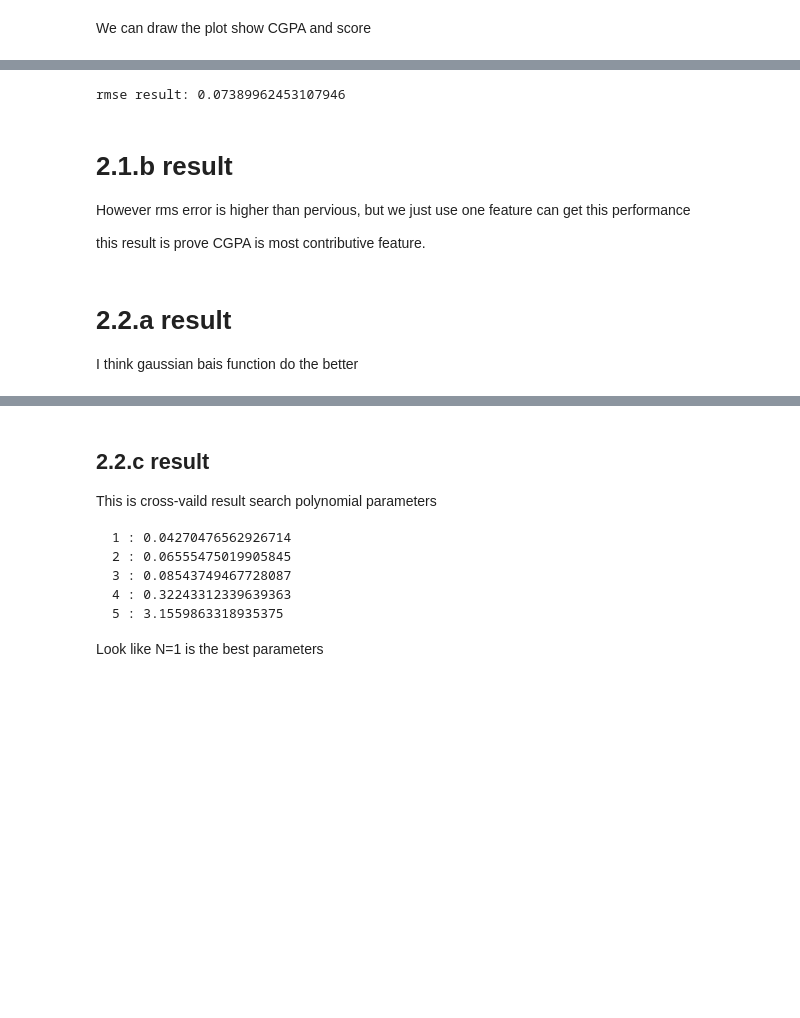
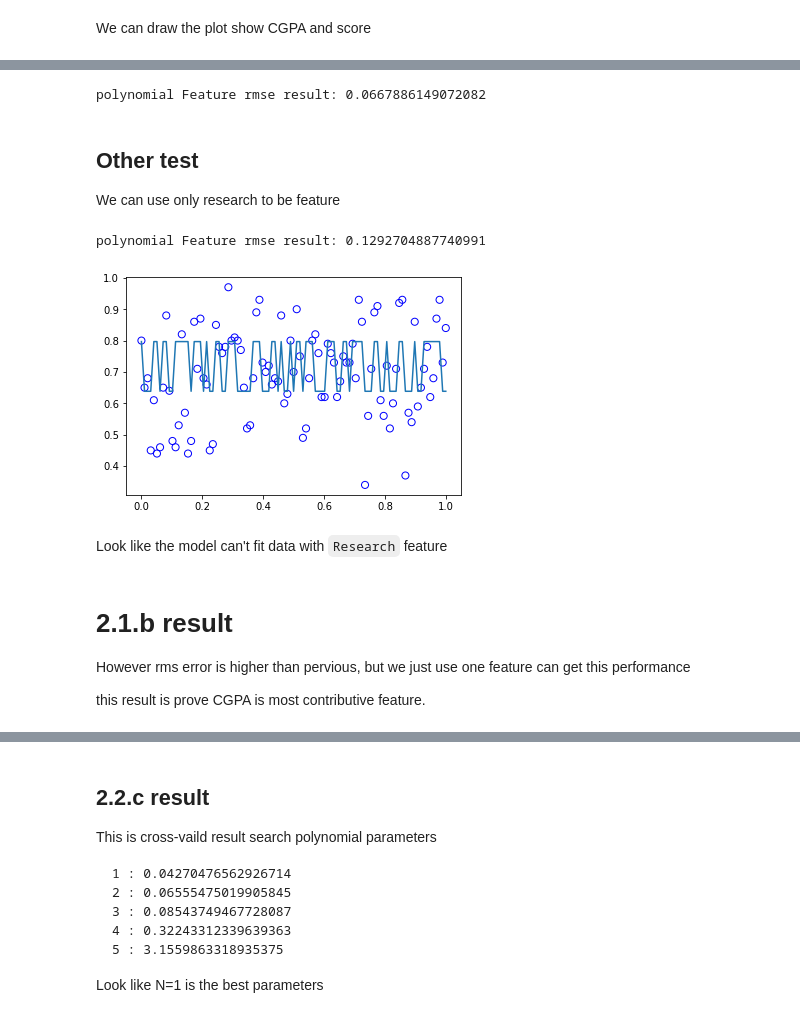
Before and after one commit to RozenAstrayChen/ML_Course, a Jupyter notebook: H1/hw1-2.ipynb, the cells around one changed output, grey strips where cells are left out. Cells and saved outputs as stored; diff of their text form; code cells hidden in the pictures; blank space fills up the shorter version.

````diff
--- a/H1/hw1-2.ipynb
+++ b/H1/hw1-2.ipynb
@@ -169,13 +184,38 @@ plt.plot(list_x, y_pred)
 # %%
-print('rmse result:', rmse(y_test, y_pred))
+print('polynomial Feature rmse result:', rmse(y_test, y_pred))
 # %% [output]
-rmse result: 0.07389962453107946
+polynomial Feature rmse result: 0.0667886149072082
+# %% [markdown]
+## Other test
+We can use only research to be feature
+# %%
+X_train = train['Research'].to_numpy()
+X_test = test['Research'].to_numpy()
+y_train = train[ans].to_numpy()
+y_test = test[ans].to_numpy()
+
+feature = PolynomialFeature(1)
+
+X_train = feature.transform(X_train)
+X_test = feature.transform(X_test)
+
+model = LinearRegression()
+model.fit(X_train, y_train)
+
+y_pred = model.predict(X_test)
+
+plt.scatter(list_x, y_test, facecolor="none", edgecolor="b", s=50, label="training data")
+plt.plot(list_x, y_pred)
+
+print('polynomial Feature rmse result:', rmse(y_test, y_pred))
+# %% [output]
+polynomial Feature rmse result: 0.1292704887740991
+[figure, added]
+# %% [markdown]
+Look like the model can't fit data with ```Research``` feature
 # %% [markdown]
 # 2.1.b result
 
 However rms error is higher than pervious, but we just use one feature can get this performance
 
 this result is prove CGPA is most contributive feature.
-# %% [markdown]
-# 2.2.a result
-I think gaussian bais function do the better
````
Also changed, not shown: parts of 27 cells of this notebook.
